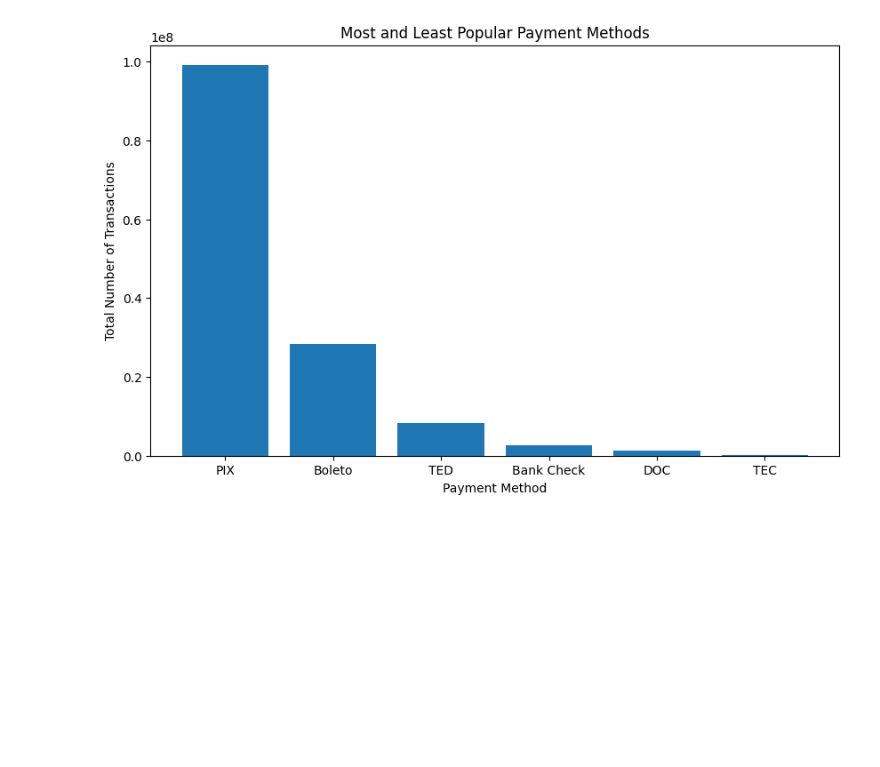
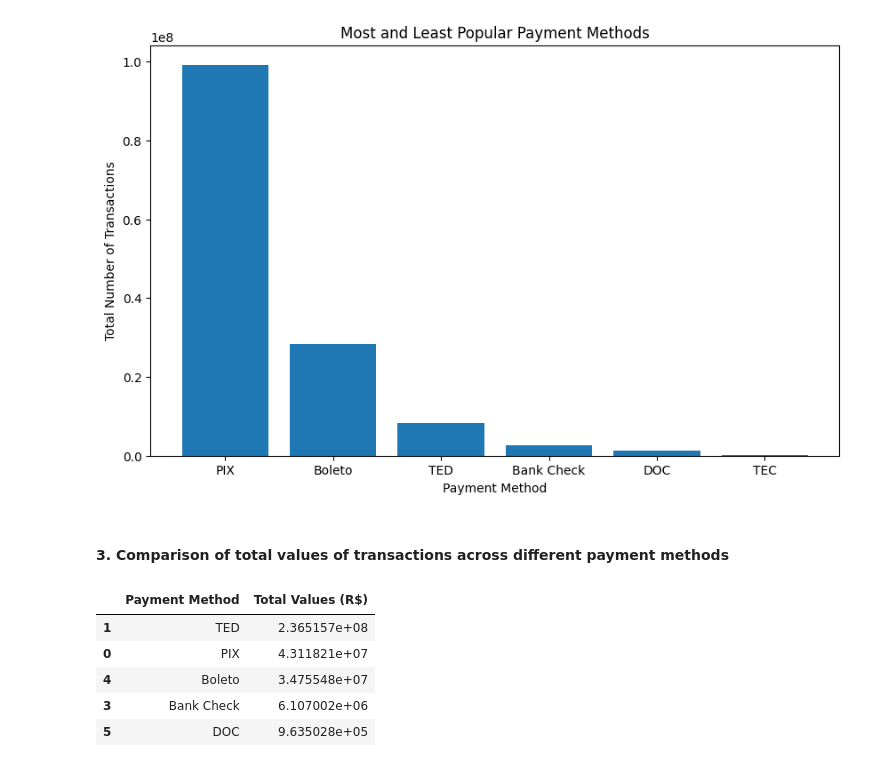
Before and after one commit to jacquesbilombe/Payment-Patterns-Brazil, a Jupyter notebook: Payment_Patterns_Brazil.ipynb, the cells around one changed output. Drawn from its saved outputs; the diff is of its cells as text; code cells hidden in the pictures; blank space fills up the shorter version.

```diff
--- a/Payment_Patterns_Brazil.ipynb
+++ b/Payment_Patterns_Brazil.ipynb
@@ -326,3 +326,5 @@ plt.title('Most and Least Popular Payment Methods')
 plt.show()
 # %% [output]
 [figure]
+# %% [markdown]
+#### 3. Comparison of total values of transactions across different payment methods
@@ -328,0 +341,16 @@ plt.show()
+# %%
+total_values_df = pd.DataFrame(list(total_values.items()),
+                               columns=['Payment Method', 'Total Values (R$)'])
+
+# Sort by total values
+total_values_df = total_values_df.sort_values(by='Total Values (R$)',
+                                              ascending=False)
+
+total_values_df.head()
+# %% [output]
+|  | Payment Method | Total Values (R$) |
+| 1 | TED | 2.365157e+08 |
+| 0 | PIX | 4.311821e+07 |
+| 4 | Boleto | 3.475548e+07 |
+| 3 | Bank Check | 6.107002e+06 |
+| 5 | DOC | 9.635028e+05 |
```
Also changed, not shown: parts of 9 cells of this notebook.
